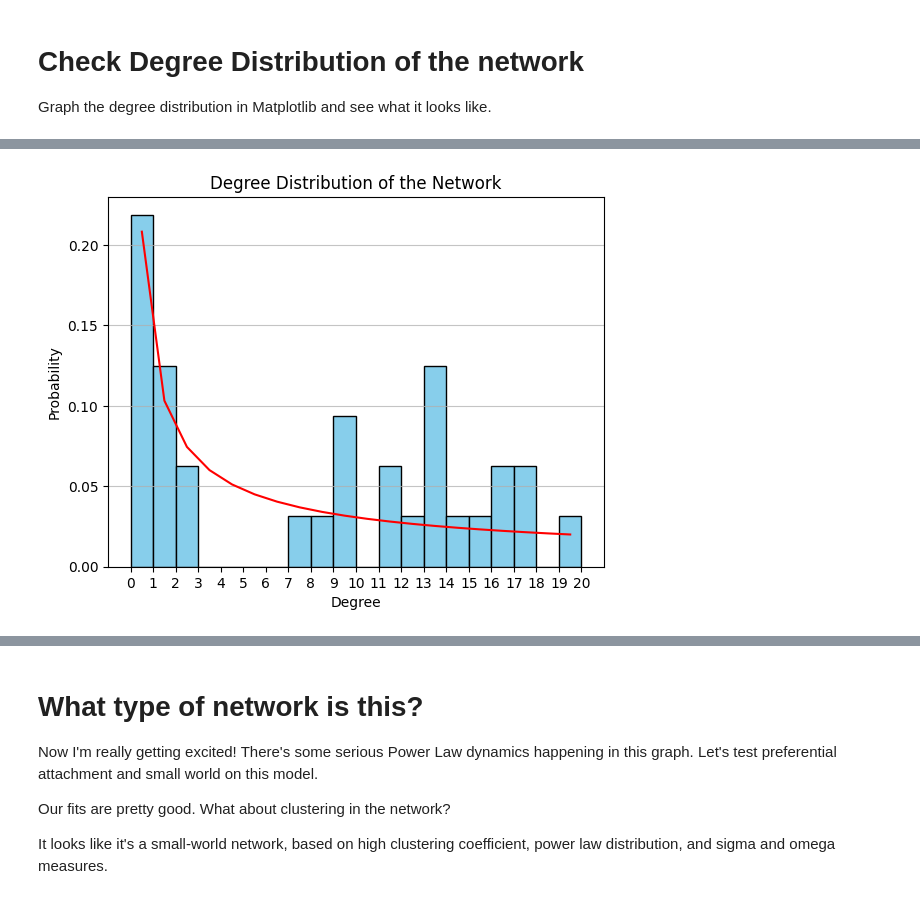
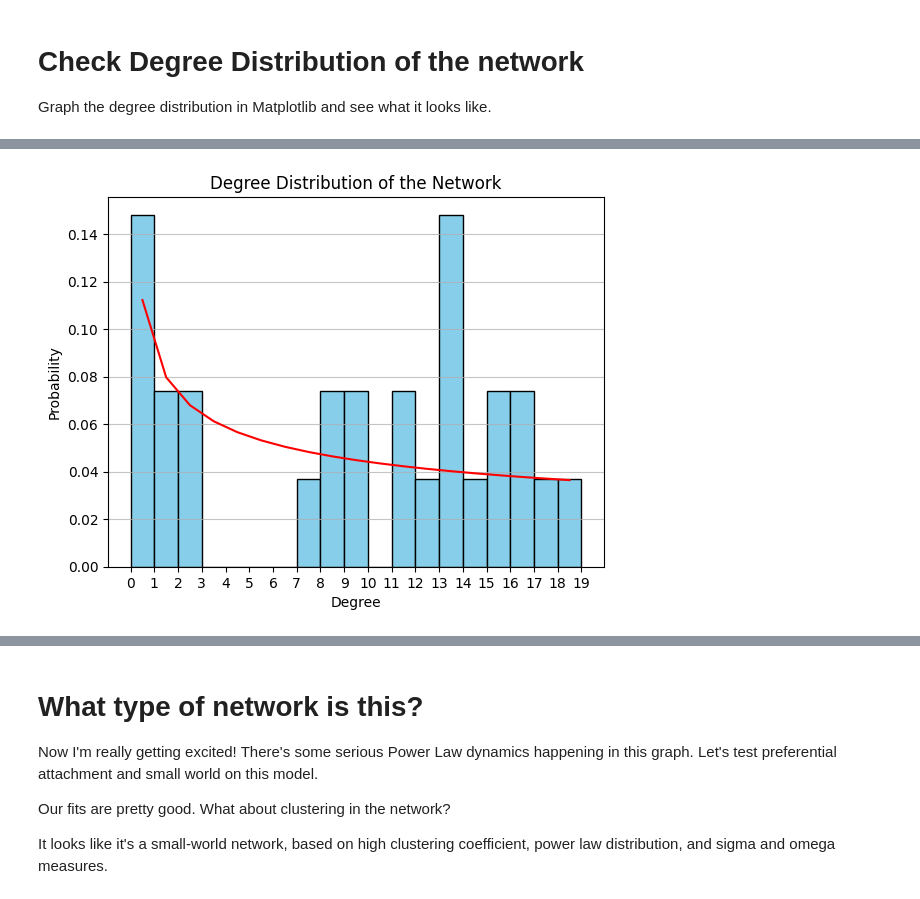
Before and after one commit to vineyk24/PhD, a Jupyter notebook: CCAMLR_network_investigation.ipynb, the cells around one changed output, grey strips where cells are left out. Saved outputs shown, nothing was run; the diff lists cells and outputs as text; code cells hidden in the pictures.

```diff
--- a/CCAMLR_network_investigation.ipynb
+++ b/CCAMLR_network_investigation.ipynb
@@ -12,6 +12,11 @@ import pandas as pd
 import matplotlib.pyplot as plt
 from scipy.stats import linregress
 from scipy.optimize import curve_fit
+from scipy.stats import spearmanr
+from itertools import combinations,combinations_with_replacement
+
+lower_year_threshold = 2005  # Define your lower year threshold
+upper_year_threshold = 2023  # Define your upper year threshold
 
 # Read the CCAMLR dataset and initialise it into a Pandas Dataframe
 def read_CCAMLR_dataset():
@@ -20,6 +25,7 @@ def read_CCAMLR_dataset():
 
     # Read the Excel file into a DataFrame
     df = pd.read_excel(file_path,sheet_name='WP only')
+    df['Year'] = df['Year'].astype(int)
 
     # Display the DataFrame
     return df
@@ -56,8 +62,8 @@ def get_nodes(df):
     nodes=set()
     # For each cell in the section that we need to look through
     for col in author_columns:
-        for row in df.index:
-            author = df.at[row, col]
+        for row in filtered_df.index:
+            author = filtered_df.at[row, col]
             # If the row is not blank
             if pd.notna(author):
                 # Add the author in if we don't have it.
@@ -65,6 +71,8 @@ def get_nodes(df):
                     nodes.add(author)
     nodes=list(nodes)
     return nodes
+
+filtered_df = df[(df['Year'] <= upper_year_threshold) & (df['Year'] >= lower_year_threshold)]
 # Get the nodes using the function above.
 nodes = get_nodes(df)
 print("NODES: " , nodes)
@@ -189,4 +197,75 @@ def plot_weight_distribution(CCAMLR_network):
     plt.show()
 
 plot_weight_distribution(CCAMLR_network)
+
+
+def plot_node_strength_distribution(CCAMLR_network):
+    # Calculate node strengths (sum of weights of all connections for each node)
+    node_strengths = {node: sum(data['weight'] for _, _, data in CCAMLR_network.edges(node, data=True)) for node in CCAMLR_network.nodes}
+    print(node_strengths)
+
+    sorted_strengths=  dict(sorted(node_strengths.items(), key=lambda item: item[1], reverse=True))
+
+    print(sorted_strengths)
+
+
+    # Extract strengths and plot the histogram
+    strengths = list(node_strengths.values())
+    print("STRENGTHS")
+    strengths.sort()
+    print(strengths)
+
+    plt.figure(figsize=(12, 8))
+    plt.hist(strengths, bins=5, density=False, alpha=0.75, color='skyblue')
+    plt.xlabel('Node Strength')
+    plt.ylabel('Probability Density')
+    plt.title('Probability Distribution of Node Strengths')
+    plt.grid(True)
+    plt.show()
+
+plot_node_strength_distribution(CCAMLR_network)
+
+def plot_log_log_strength_distribution(CCAMLR_network):
+    # Calculate node strengths
+    node_strengths = {node: sum(data['weight'] for _, _, data in CCAMLR_network.edges(node, data=True)) for node in CCAMLR_network.nodes}
+
+    # Remove nodes with zero strength
+    #Filter out zero strengths and calculate the log-log data
+    filtered_strengths = [strength for strength in node_strengths.values() if strength > 0]
+    hist, bin_edges = np.histogram(filtered_strengths, bins='auto', density=True)
+    bin_centers = (bin_edges[:-1] + bin_edges[1:]) / 2
+
+    # Filter out zero values in the histogram
+    non_zero_indices = hist > 0
+    hist = hist[non_zero_indices]
+    bin_centers = bin_centers[non_zero_indices]
+
+    # Calculate the logarithms
+    log_bin_centers = np.log10(bin_centers)
+    log_hist = np.log10(hist)
+
+    # Fit a line to the log-log data
+    slope, intercept = np.polyfit(log_bin_centers, log_hist, 1)
+
+    # Calculate the correlation coefficient
+    correlation_matrix = np.corrcoef(log_bin_centers, log_hist)
+    correlation_coefficient = correlation_matrix[0, 1]
+
+    # Create the log-log plot
+    plt.figure(figsize=(8, 6))
+    plt.plot(log_bin_centers, log_hist, marker='o', linestyle='none', label='Data')
+    plt.xlabel('Log(Node Strength)')
+    plt.ylabel('Log(Probability Density)')
+    plt.title('Log-Log Plot of Node Strength Distribution')
+
+    # Plot the fitted line
+    plt.plot(log_bin_centers, slope * log_bin_centers + intercept, color='red', linestyle='--',
+            label=f'Fit: y = {slope:.2f}x + {intercept:.2f}\nCorrelation Coefficient: {correlation_coefficient:.2f}')
+    plt.legend()
+    plt.grid(True)
+    plt.show()
+
+    # Print the correlation coefficient
+    print(f"Correlation Coefficient: {correlation_coefficient:.2f}")
+plot_log_log_strength_distribution(CCAMLR_network)
 # %% [output]
@@ -195 +274 @@ Degree Distribution Power Law Fit Coefficients (a, b): [0.13370409 0.63898834]
-[figure, old version]
+[figure, new version]
```
Also changed, not shown: parts of 8 cells of this notebook, 2 other files.
